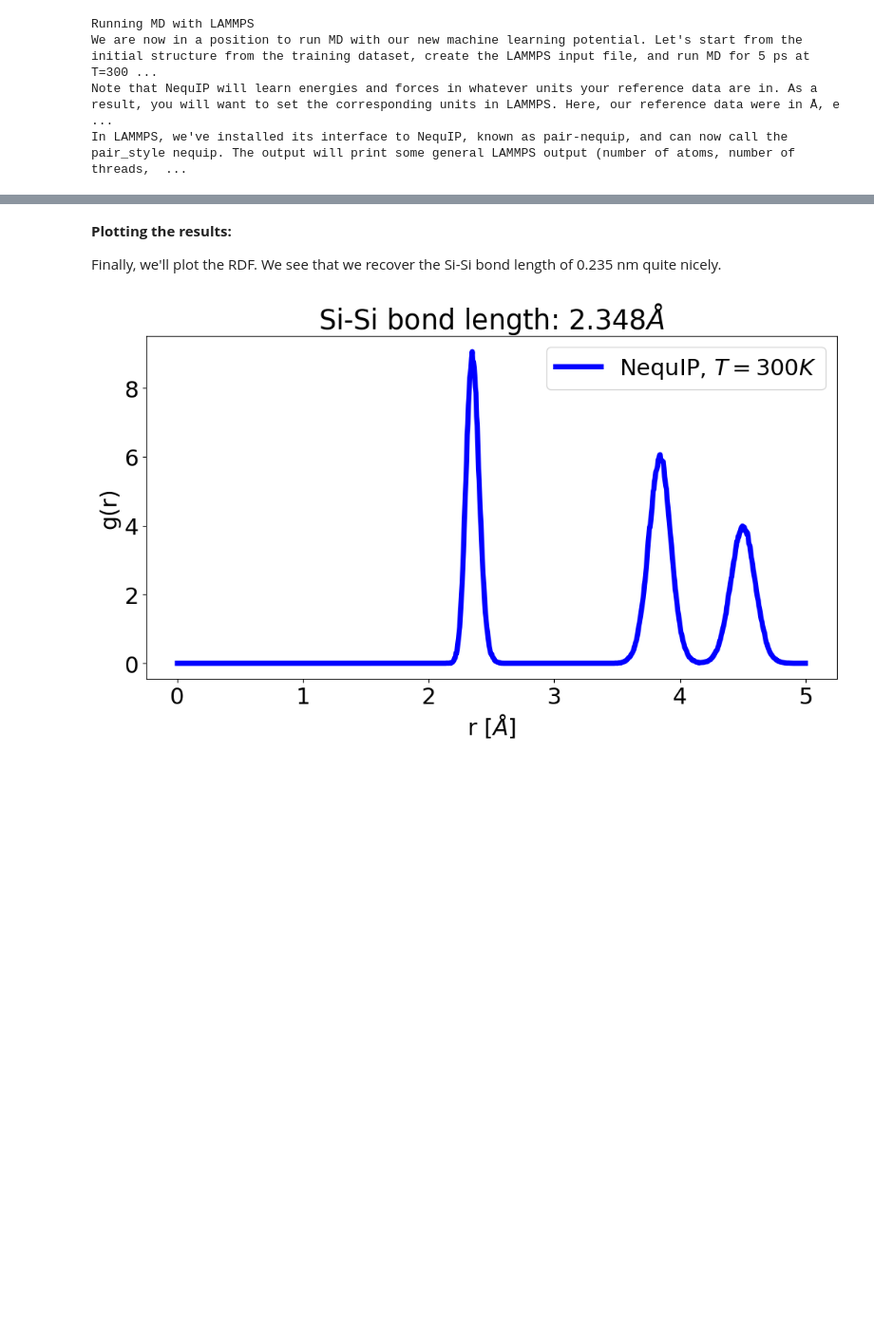
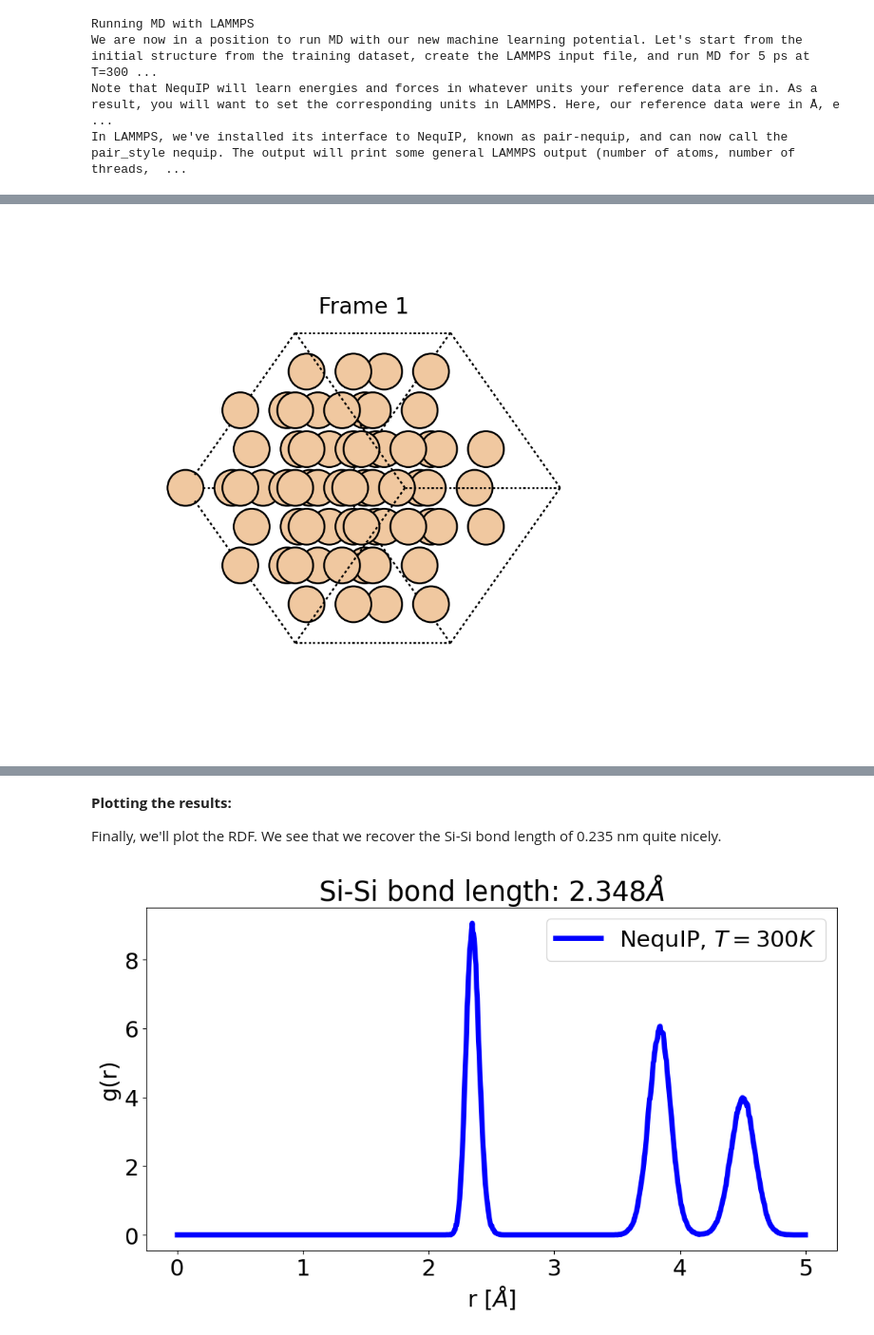
Before and after one commit to mir-group/nequip-tutorial, a Jupyter notebook: NequIP_Tutorial.ipynb, the cells around one changed output, grey strips where cells are left out. Shown at 95% size. Saved outputs shown, nothing was run; the diff lists cells and outputs as text; code cells hidden in the pictures; blank space fills up the shorter version.

```diff
--- a/NequIP_Tutorial.ipynb
+++ b/NequIP_Tutorial.ipynb
@@ -505,29 +460,34 @@ Total wall time: 0:01:41
 # %%
 import matplotlib.pyplot as plt
 from matplotlib.animation import FuncAnimation
 from ase.io import read
 from ase.visualize.plot import plot_atoms
 
 # Path to your uploaded .xyz file
 xyz_file = '/content/lammps_run/dump.xyz'   # Replace with the name of your uploaded file
 
 # Read all frames from the .xyz file
 atoms_list = read(xyz_file, index=":")  # Load all frames
 for atoms in atoms_list:
     atoms.set_chemical_symbols('64Si')
 
 # Create a figure for the animation
-fig, ax = plt.subplots(figsize=(6, 6))
+fig, ax = plt.subplots(figsize=(4, 4))
 
 def update(frame):
     """Update function for animation."""
     ax.clear()  # Clear the previous frame
     plot_atoms(atoms_list[frame], ax, radii=0.8, rotation=('45x, 45y, 0z'))
     ax.set_title(f"Frame {frame + 1}")
     ax.axis("off")  # Hide axes for cleaner visualization
 plt.close()
 
 # Create the animation
 ani = FuncAnimation(fig, update, frames=len(atoms_list), interval=200)  # 200ms per frame
 
-ani.save("ani.gif", writer="pillow", dpi=500, fps=60)
+ani.save("ani.gif", writer="pillow", dpi=200, fps=60)
+
+from IPython.display import Image
+Image(open('ani.gif','rb').read())
+# %% [output]
+[figure, added]
```
Also changed, not shown: parts of 22 cells of this notebook.
